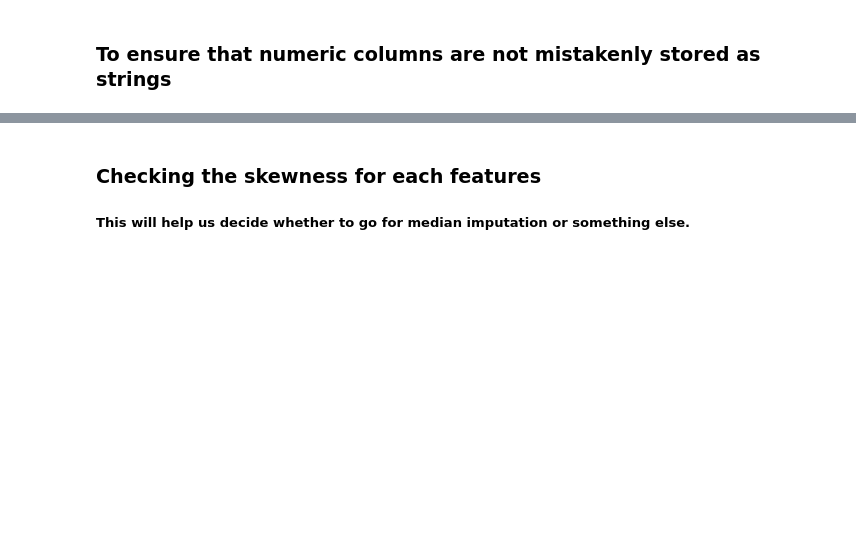
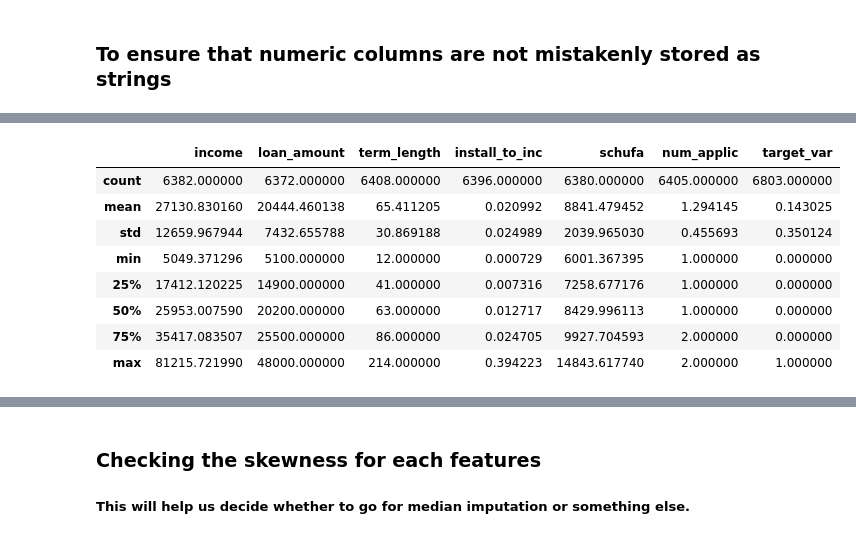
Before and after one commit to SouridyaDey/credit-risk-modelling, a Jupyter notebook: Credit_risk_modelling.ipynb, the cells around one changed output, grey strips where cells are left out. Cells and saved outputs as stored; diff of their text form; code cells hidden in the pictures; blank space fills up the shorter version.

```diff
--- a/Credit_risk_modelling.ipynb
+++ b/Credit_risk_modelling.ipynb
@@ -261,0 +290,4 @@ Name: count, dtype: int64
+# %%
+# Step 3: Convert the column once you know what's in it
+df_train["schufa"] = pd.to_numeric(df_train["schufa"], errors="coerce")
+df_oot["schufa"] = pd.to_numeric(df_oot["schufa"], errors="coerce")
@@ -267,0 +351,12 @@ for col in num_cols:
+# %%
+df_train.describe()
+# %% [output]
+|  | income | loan_amount | term_length | install_to_inc | schufa | num_applic | target_var |
+| count | 6382.000000 | 6372.000000 | 6408.000000 | 6396.000000 | 6380.000000 | 6405.000000 | 6803.000000 |
+| mean | 27130.830160 | 20444.460138 | 65.411205 | 0.020992 | 8841.479452 | 1.294145 | 0.143025 |
+| std | 12659.967944 | 7432.655788 | 30.869188 | 0.024989 | 2039.965030 | 0.455693 | 0.350124 |
+| min | 5049.371296 | 5100.000000 | 12.000000 | 0.000729 | 6001.367395 | 1.000000 | 0.000000 |
+| 25% | 17412.120225 | 14900.000000 | 41.000000 | 0.007316 | 7258.677176 | 1.000000 | 0.000000 |
+| 50% | 25953.007590 | 20200.000000 | 63.000000 | 0.012717 | 8429.996113 | 1.000000 | 0.000000 |
+| 75% | 35417.083507 | 25500.000000 | 86.000000 | 0.024705 | 9927.704593 | 2.000000 | 0.000000 |
+| max | 81215.721990 | 48000.000000 | 214.000000 | 0.394223 | 14843.617740 | 2.000000 | 1.000000 |
```
Also changed, not shown: parts of 47 cells of this notebook, 3 other files.
